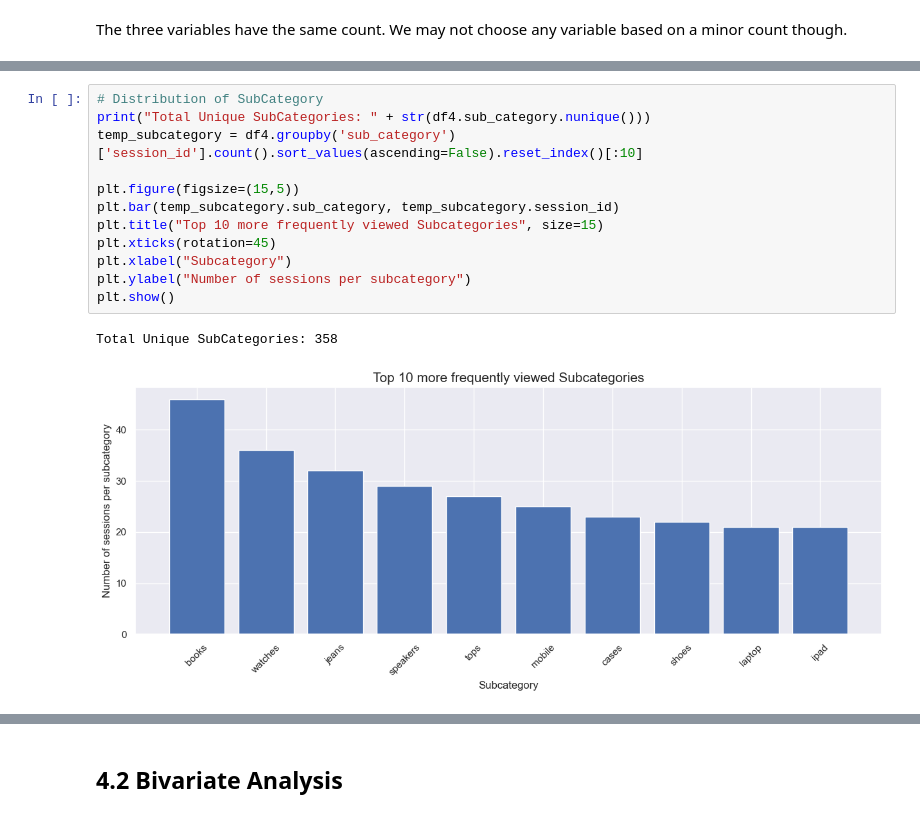
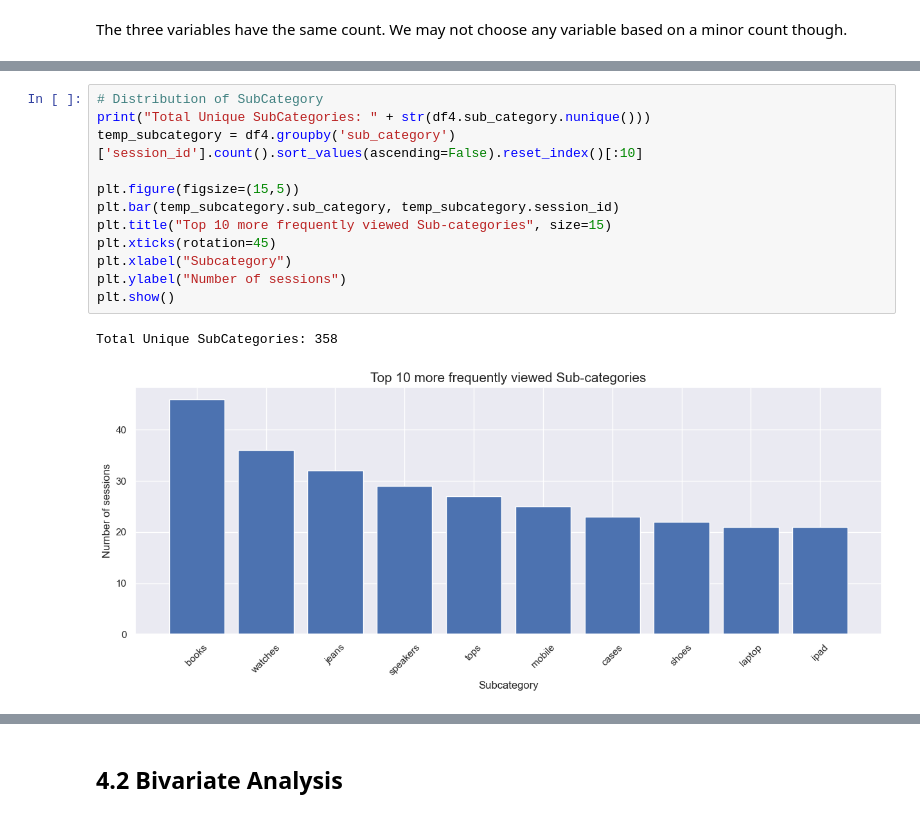
Before and after one commit to lucasquemelli/customer_propensity_purchase, a Jupyter notebook: customer_propensity_purchase.ipynb, the cells around one changed output, grey strips where cells are left out. Saved outputs shown, nothing was run; the diff lists cells and outputs as text.

```diff
--- a/customer_propensity_purchase.ipynb
+++ b/customer_propensity_purchase.ipynb
@@ -685,18 +685,18 @@ Total Unique Categories: 101
 # %%
 # Distribution of SubCategory
 print("Total Unique SubCategories: " + str(df4.sub_category.nunique()))
 temp_subcategory = df4.groupby('sub_category')['session_id'].count().sort_values(ascending=False).reset_index()[:10]
 
 plt.figure(figsize=(15,5))
 plt.bar(temp_subcategory.sub_category, temp_subcategory.session_id)
-plt.title("Top 10 more frequently viewed Subcategories", size=15)
+plt.title("Top 10 more frequently viewed Sub-categories", size=15)
 plt.xticks(rotation=45)
 plt.xlabel("Subcategory")
-plt.ylabel("Number of sessions per subcategory")
+plt.ylabel("Number of sessions")
 plt.show()
 # %% [output]
 Total Unique SubCategories: 358
-[figure, old version]
+[figure, new version]
 # %%
 # Distribution of Action
 display(df4.action.value_counts())
```
Also changed, not shown: parts of 33 cells of this notebook.
